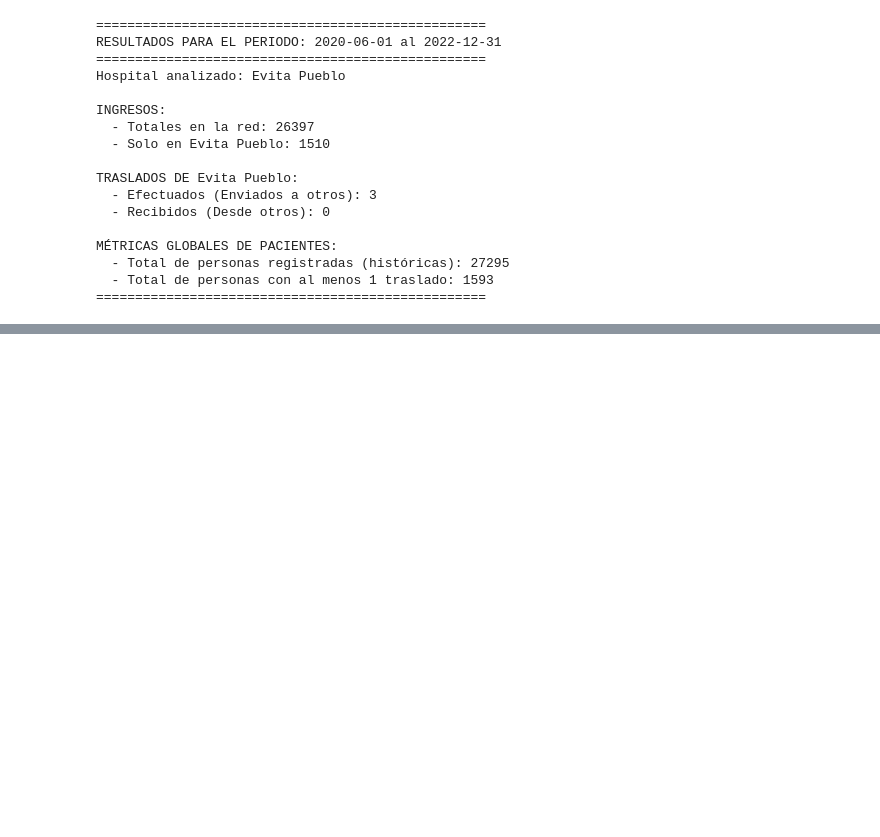
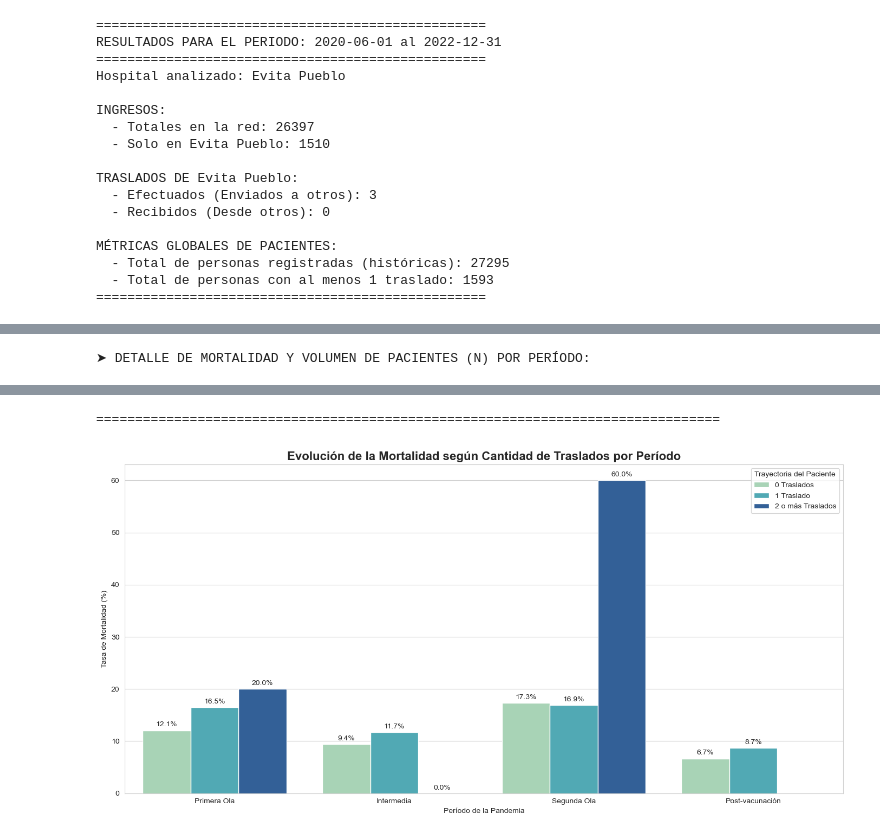
Before and after one commit to micagonzdark/RedesHospitales, a Jupyter notebook: JAIIO_notebooks/01_redes_basico.ipynb, the cells around one changed output, grey strips where cells are left out. Cells and saved outputs as stored; diff of their text form; code cells hidden in the pictures; blank space fills up the shorter version.

```diff
--- a/JAIIO_notebooks/01_redes_basico.ipynb
+++ b/JAIIO_notebooks/01_redes_basico.ipynb
@@ -564,0 +861,72 @@ MÉTRICAS GLOBALES DE PACIENTES:
+# %%
+# =============================================================================
+# 14. ANÁLISIS DEL PACIENTE: EVOLUCIÓN DE MORTALIDAD SEGÚN TRAYECTORIA (Corregido)
+# =============================================================================
+df_pacientes_analisis = df_pacientes_final.copy()
+
+# Asignar cada paciente al período correspondiente según su fecha de ingreso
+def asignar_periodo(fecha):
+    if pd.isna(fecha): return 'Sin Dato'
+    for titulo, inicio, fin in PERIODOS:
+        if pd.to_datetime(inicio) <= fecha <= pd.to_datetime(fin):
+            return titulo
+    return 'Fuera de Rango'
+
+df_pacientes_analisis['periodo_ingreso'] = df_pacientes_analisis['fecha_ingreso'].apply(asignar_periodo)
+
+# Traemos la cantidad de saltos
+saltos_por_paciente = df_red_real.groupby('paciente_id').size().reset_index(name='cantidad_saltos')
+df_pacientes_analisis = df_pacientes_analisis.merge(saltos_por_paciente, on='paciente_id', how='left')
+df_pacientes_analisis['cantidad_saltos'] = df_pacientes_analisis['cantidad_saltos'].fillna(0).astype(int)
+
+# Agrupamos saltos largos
+df_pacientes_analisis['categoria_saltos'] = df_pacientes_analisis['cantidad_saltos'].apply(
+    lambda x: '0 Traslados' if x == 0 else ('1 Traslado' if x == 1 else '2 o más Traslados')
+)
+
+# Filtramos los datos válidos y agrupamos
+df_validos = df_pacientes_analisis[df_pacientes_analisis['periodo_ingreso'].isin([p[0] for p in PERIODOS])]
+
+mortalidad_periodo = df_validos.groupby(['periodo_ingreso', 'categoria_saltos']).agg(
+    total=('paciente_id', 'count'),
+    muertes=('motivo_fin_caso', lambda x: (x == 'muerte').sum())
+).reset_index()
+
+mortalidad_periodo['tasa_mortalidad_%'] = (mortalidad_periodo['muertes'] / mortalidad_periodo['total']) * 100
+
+# Ordenar los períodos cronológicamente
+orden_periodos = [p[0] for p in PERIODOS]
+mortalidad_periodo['periodo_ingreso'] = pd.Categorical(mortalidad_periodo['periodo_ingreso'], categories=orden_periodos, ordered=True)
+mortalidad_periodo = mortalidad_periodo.sort_values('periodo_ingreso')
+
+# ---------------------------------------------------------
+# MOSTRAMOS LA TABLA PARA CONTROL DE VOLUMEN (N)
+# ---------------------------------------------------------
+print("➤ DETALLE DE MORTALIDAD Y VOLUMEN DE PACIENTES (N) POR PERÍODO:")
+# Mostramos solo las filas donde hubo al menos 1 paciente
+display(mortalidad_periodo[mortalidad_periodo['total'] > 0])
+print("\n" + "="*80 + "\n")
+
+# ---------------------------------------------------------
+# GRAFICAMOS (Sin el filtro engañoso)
+# ---------------------------------------------------------
+fig, ax = plt.subplots(figsize=(14, 7))
+
+# ACÁ SACAMOS EL FILTRO > 10. Solo pedimos que haya más de 0 pacientes.
+sns.barplot(data=mortalidad_periodo[mortalidad_periodo['total'] > 6], # poner a 0 si no queremos filtrar
+            x='periodo_ingreso', y='tasa_mortalidad_%', hue='categoria_saltos',
+            palette=['#a1dab4', '#41b6c4', '#225ea8'], ax=ax)
+
+ax.set_title("Evolución de la Mortalidad según Cantidad de Traslados por Período", fontsize=16, fontweight='bold')
+ax.set_xlabel("Período de la Pandemia")
+ax.set_ylabel("Tasa de Mortalidad (%)")
+ax.legend(title="Trayectoria del Paciente")
+
+# Agregamos los porcentajes arriba de las barras
+for container in ax.containers:
+    ax.bar_label(container, fmt='%.1f%%', padding=3, fontsize=10)
+
+plt.tight_layout()
+plt.show()
+# %% [output]
+➤ DETALLE DE MORTALIDAD Y VOLUMEN DE PACIENTES (N) POR PERÍODO:
@@ -564,0 +946,2 @@ MÉTRICAS GLOBALES DE PACIENTES:
+================================================================================
+[figure, added]
```
Also changed, not shown: parts of 17 cells of this notebook, 3 other files.
